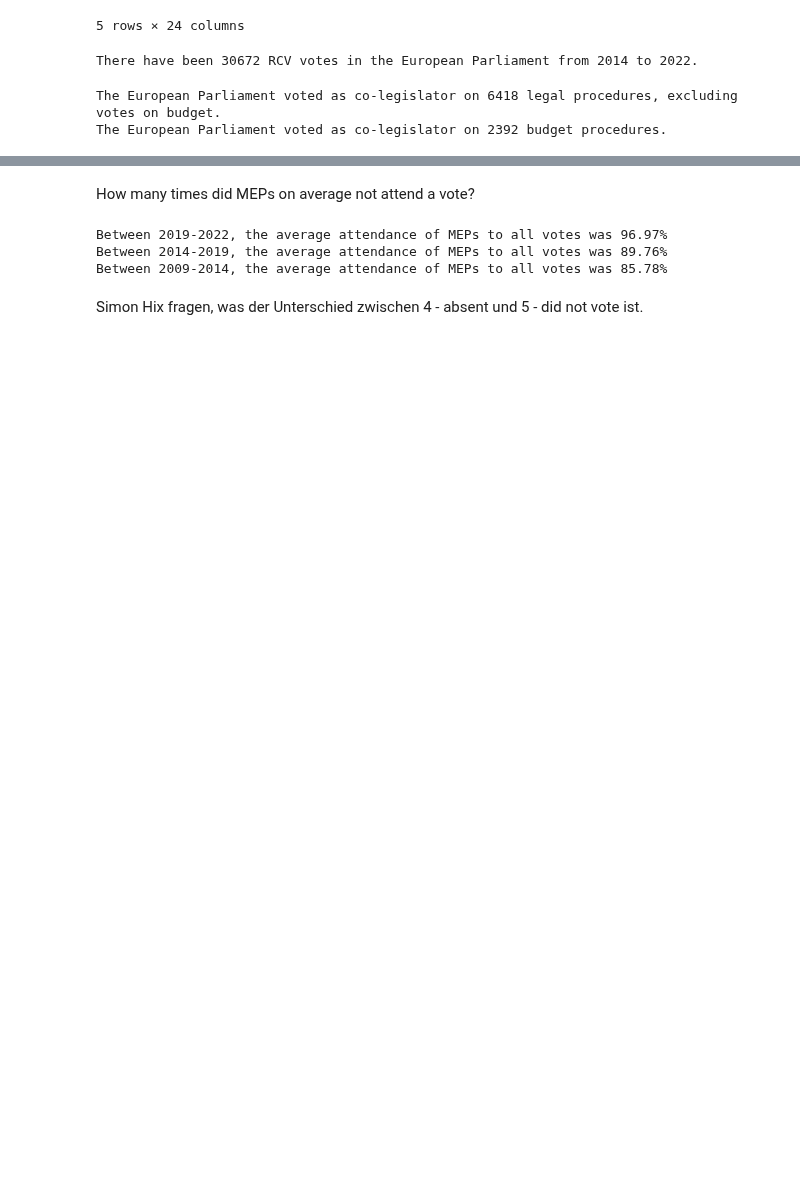
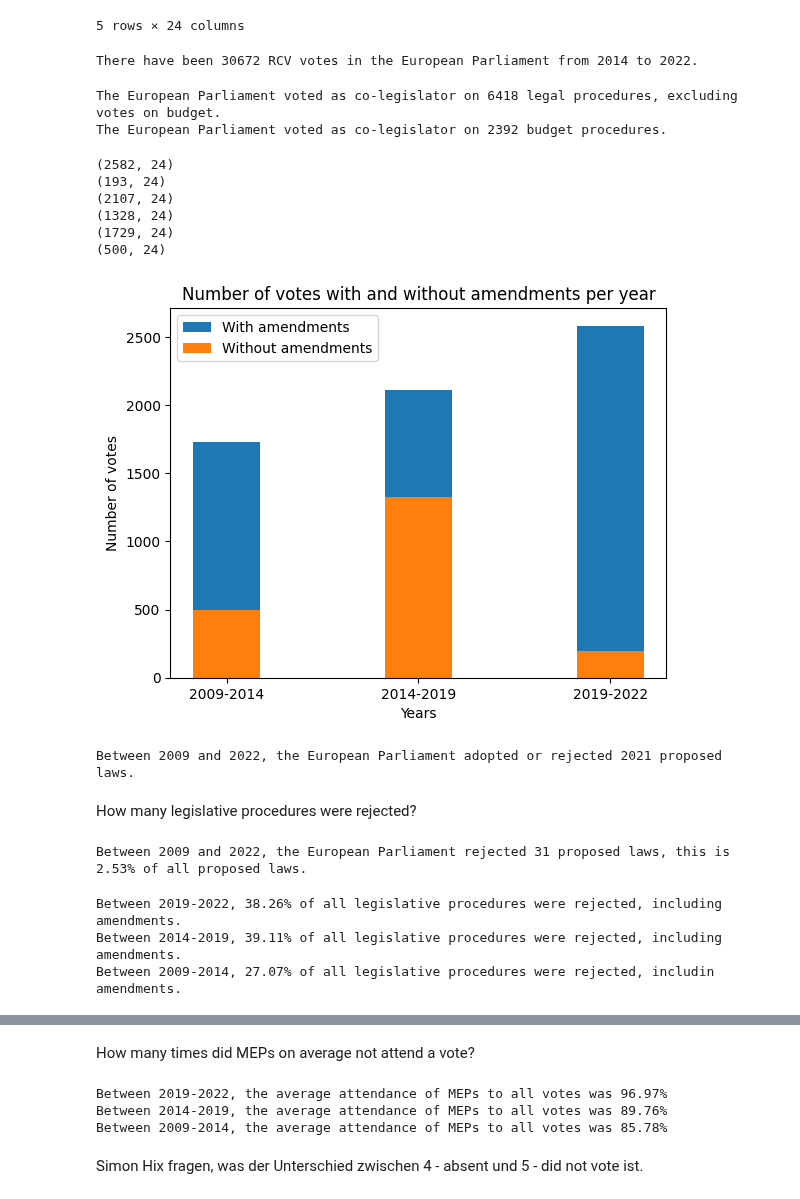
Before and after one commit to izu457/Thesis_Finetuning_GPT3.5_Political_Stance, a Jupyter notebook: EDA.ipynb, the cells around one changed output, grey strips where cells are left out. Saved outputs shown, nothing was run; the diff lists cells and outputs as text; code cells hidden in the pictures; blank space fills up the shorter version.

Commit message:
deleted amendments earlier

```diff
--- a/EDA.ipynb
+++ b/EDA.ipynb
@@ -87,3 +87,81 @@ print(f"The European Parliament voted as co-legislator on {total_votes_bud} budg
 # %% [output]
 The European Parliament voted as co-legislator on 6418 legal procedures, excluding votes on budget.
 The European Parliament voted as co-legislator on 2392 budget procedures.
+# %%
+# Delete votes on amendments
+
+# copy voted_docs_consensus to voted_docs_consensus_laws
+print(voted_docs_EP9.shape)
+# if Subject column begins with "Art" or "Committee - separate", delete row
+voted_laws_EP9 = voted_docs_EP9[~voted_docs_EP9['Subject'].str.contains('Art|Paragraph|paragraph|point|Committee - separate')]
+# if "Subject" is "vote: Commission proposal" and title appears in more than one row, keep only row where Subject is "vote: Commission proposal"
+voted_laws_EP9 = voted_laws_EP9[~((voted_laws_EP9['Subject'] != 'Vote: Commission proposal') & (voted_laws_EP9['Title'].duplicated(keep = False)))]
+print(voted_laws_EP9.shape)
+#display(voted_docs_laws_EP9_test.head(10))
+
+print(voted_docs_EP8.shape)
+voted_laws_EP8 = voted_docs_EP8[~voted_docs_EP8['Subject'].str.contains('Art|Paragraph|paragraph|point|Committee - separate')]
+voted_laws_EP8 = voted_laws_EP8[~((voted_docs_laws_EP8['Subject'] != 'Vote: Commission proposal') & (voted_laws_EP8['Title'].duplicated(keep = False)))]
+print(voted_laws_EP8.shape)
+#display(voted_docs_laws_EP8_test.head(10))
+
+print(voted_docs_EP7.shape)
+voted_laws_EP7 = voted_docs_EP7[~voted_docs_EP7['Subject'].str.contains('Art|Paragraph|paragraph|point|Committee - separate')]
+voted_laws_EP7 = voted_laws_EP7[~((voted_laws_EP7['Subject'] != 'Vote: Commission proposal') & (voted_laws_EP7['Title'].duplicated(keep = False)))]
+print(voted_laws_EP7.shape)
+#display(voted_docs_laws_EP7_test.head(10))
+
+# Bar plot on number of votes per year with and without amendments
+votes_with_amendments = [voted_docs_EP7.shape[0], voted_docs_EP8.shape[0], voted_docs_EP9.shape[0]]
+votes_without_amendments = [voted_laws_EP7.shape[0], voted_laws_EP8.shape[0], voted_laws_EP9.shape[0]]
+years = ['2009-2014', '2014-2019', '2019-2022']
+fig, ax = plt.subplots()
+bar_width = 0.35
+bar1 = ax.bar(years, votes_with_amendments, bar_width, label='With amendments')
+bar2 = ax.bar(years, votes_without_amendments, bar_width, label='Without amendments')
+ax.set_xlabel('Years')
+ax.set_ylabel('Number of votes')
+ax.set_title('Number of votes with and without amendments per year')
+ax.legend()
+plt.show()
+
+# Total number of votes on laws
+total_votes_laws = voted_laws_EP9.shape[0] + voted_laws_EP8.shape[0] + voted_laws_EP7.shape[0]
+print(f"Between 2009 and 2022, the European Parliament adopted or rejected {total_votes_laws} proposed laws.")
+# %% [output]
+(2582, 24)
+(193, 24)
+(2107, 24)
+(1328, 24)
+(1729, 24)
+(500, 24)
+[figure, added]
+Between 2009 and 2022, the European Parliament adopted or rejected 2021 proposed laws.
+# %% [markdown]
+How many legislative procedures were rejected?
+# %%
+# How many final laws were rejected
+rejected_laws_EP9 = voted_laws_EP9[voted_laws_EP9['Vote'] == '-']
+rejected_laws_EP8 = voted_laws_EP8[voted_laws_EP8['Vote'] == '-']
+rejected_laws_EP7 = voted_laws_EP7[voted_laws_EP7['Vote'] == '-']
+rejected_laws = rejected_laws_EP9.shape[0] + rejected_laws_EP8.shape[0] + rejected_laws_EP7.shape[0]
+print(f"Between 2009 and 2022, the European Parliament rejected {rejected_laws} proposed laws, this is {round((rejected_laws/total_votes_laws)*100, 2)}% of all proposed laws.")
+# %% [output]
+Between 2009 and 2022, the European Parliament rejected 31 proposed laws, this is 2.53% of all proposed laws.
+# %%
+# percentage of votes rejected out of the 2582 legislative procedures
+votes_rejected = voted_docs_EP9[voted_docs_EP9['Vote'] == '-'].shape[0]
+votes_rejected_perc = votes_rejected/voted_docs_EP9.shape[0]
+print(f"Between 2019-2022, {votes_rejected_perc:.2%} of all legislative procedures were rejected, including amendments.")
+
+votes_rejected = voted_docs_EP8[voted_docs_EP8['Vote'] == '-'].shape[0]
+votes_rejected_perc = votes_rejected/voted_docs_EP8.shape[0]
+print(f"Between 2014-2019, {votes_rejected_perc:.2%} of all legislative procedures were rejected, including amendments.")
+
+votes_rejected = voted_docs_EP7[voted_docs_EP7['Vote'] == '-'].shape[0]
+votes_rejected_perc = votes_rejected/voted_docs_EP7.shape[0]
+print(f"Between 2009-2014, {votes_rejected_perc:.2%} of all legislative procedures were rejected, includin amendments.")
+# %% [output]
+Between 2019-2022, 38.26% of all legislative procedures were rejected, including amendments.
+Between 2014-2019, 39.11% of all legislative procedures were rejected, including amendments.
+Between 2009-2014, 27.07% of all legislative procedures were rejected, includin amendments.
```
Also changed, not shown: parts of 9 cells of this notebook.
